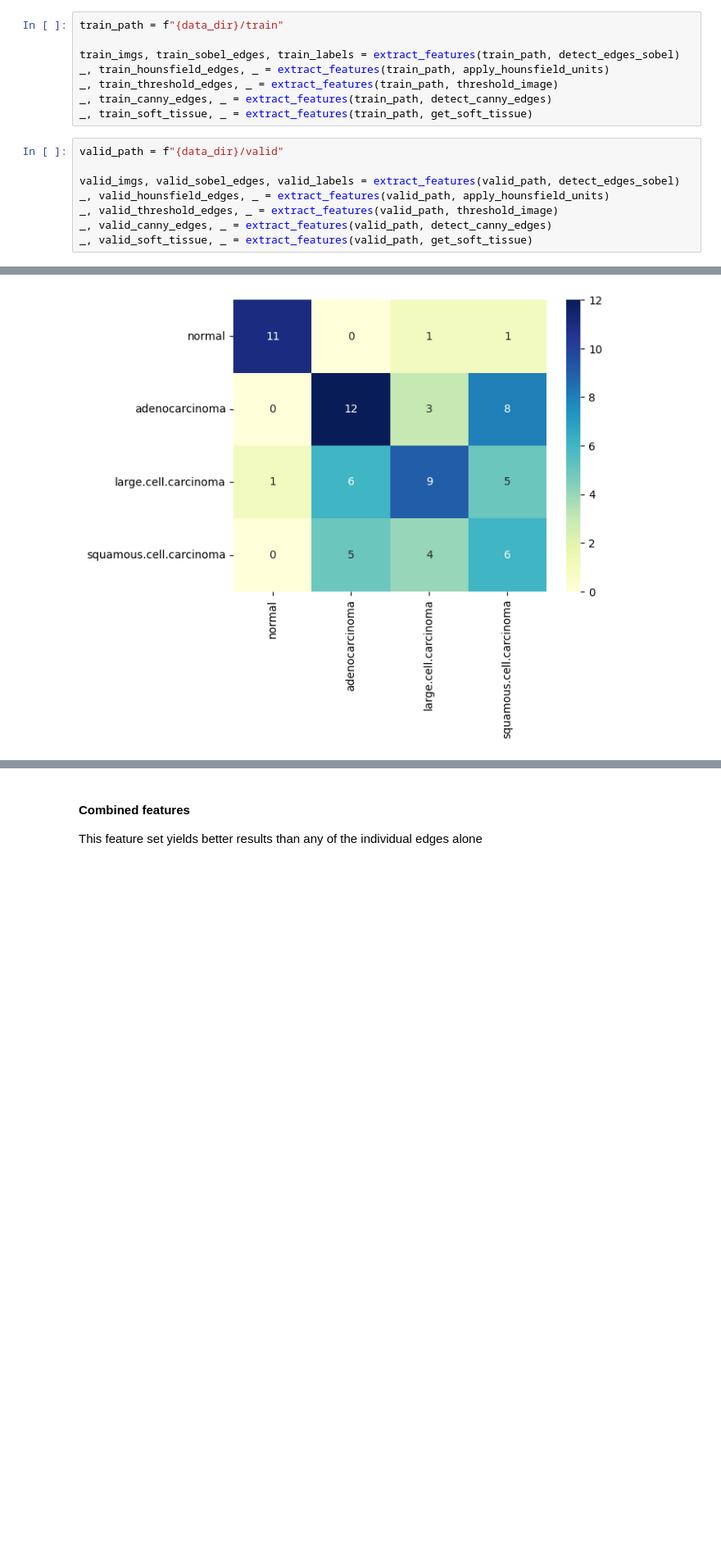
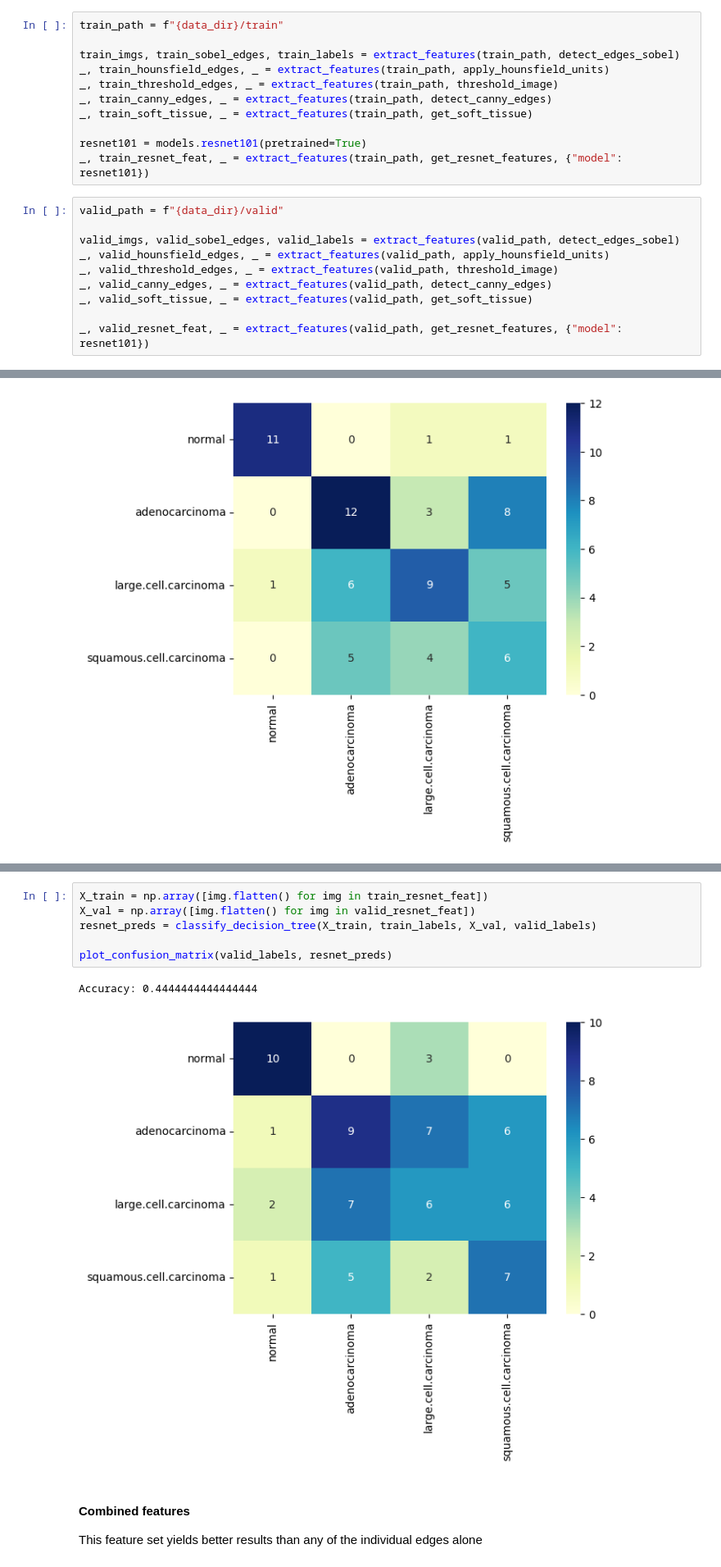
Before and after one commit to zacharyzimm/mids-281-final-project, a Jupyter notebook: DecisionTree.ipynb, the cells around one changed output, grey strips where cells are left out. Shown at 82% size. Saved outputs shown, nothing was run; the diff lists cells and outputs as text; blank space fills up the shorter version.

Commit message:
resnet feature vectors

```diff
--- a/DecisionTree.ipynb
+++ b/DecisionTree.ipynb
@@ -18,6 +15,9 @@ _, train_hounsfield_edges, _ = extract_features(train_path, apply_hounsfield_uni
 _, train_threshold_edges, _ = extract_features(train_path, threshold_image)
 _, train_canny_edges, _ = extract_features(train_path, detect_canny_edges)
 _, train_soft_tissue, _ = extract_features(train_path, get_soft_tissue)
+
+resnet101 = models.resnet101(pretrained=True)
+_, train_resnet_feat, _ = extract_features(train_path, get_resnet_features, {"model": resnet101})
 # %%
 valid_path = f"{data_dir}/valid"
 
@@ -26,6 +26,8 @@ _, valid_hounsfield_edges, _ = extract_features(valid_path, apply_hounsfield_uni
 _, valid_threshold_edges, _ = extract_features(valid_path, threshold_image)
 _, valid_canny_edges, _ = extract_features(valid_path, detect_canny_edges)
 _, valid_soft_tissue, _ = extract_features(valid_path, get_soft_tissue)
+
+_, valid_resnet_feat, _ = extract_features(valid_path, get_resnet_features, {"model": resnet101})
 # %%
 # dimensionality reduction
 
@@ -115,3 +119,12 @@ Accuracy: 0.5277777777777778
+# %%
+X_train = np.array([img.flatten() for img in train_resnet_feat])
+X_val = np.array([img.flatten() for img in valid_resnet_feat])
+resnet_preds = classify_decision_tree(X_train, train_labels, X_val, valid_labels)
+
+plot_confusion_matrix(valid_labels, resnet_preds)
+# %% [output]
+Accuracy: 0.4444444444444444
+[figure, added]
 # %% [markdown]
 #### **Combined features**
 This feature set yields better results than any of the individual edges alone
```
Also changed, not shown: parts of 8 cells of this notebook, 2 other files.
